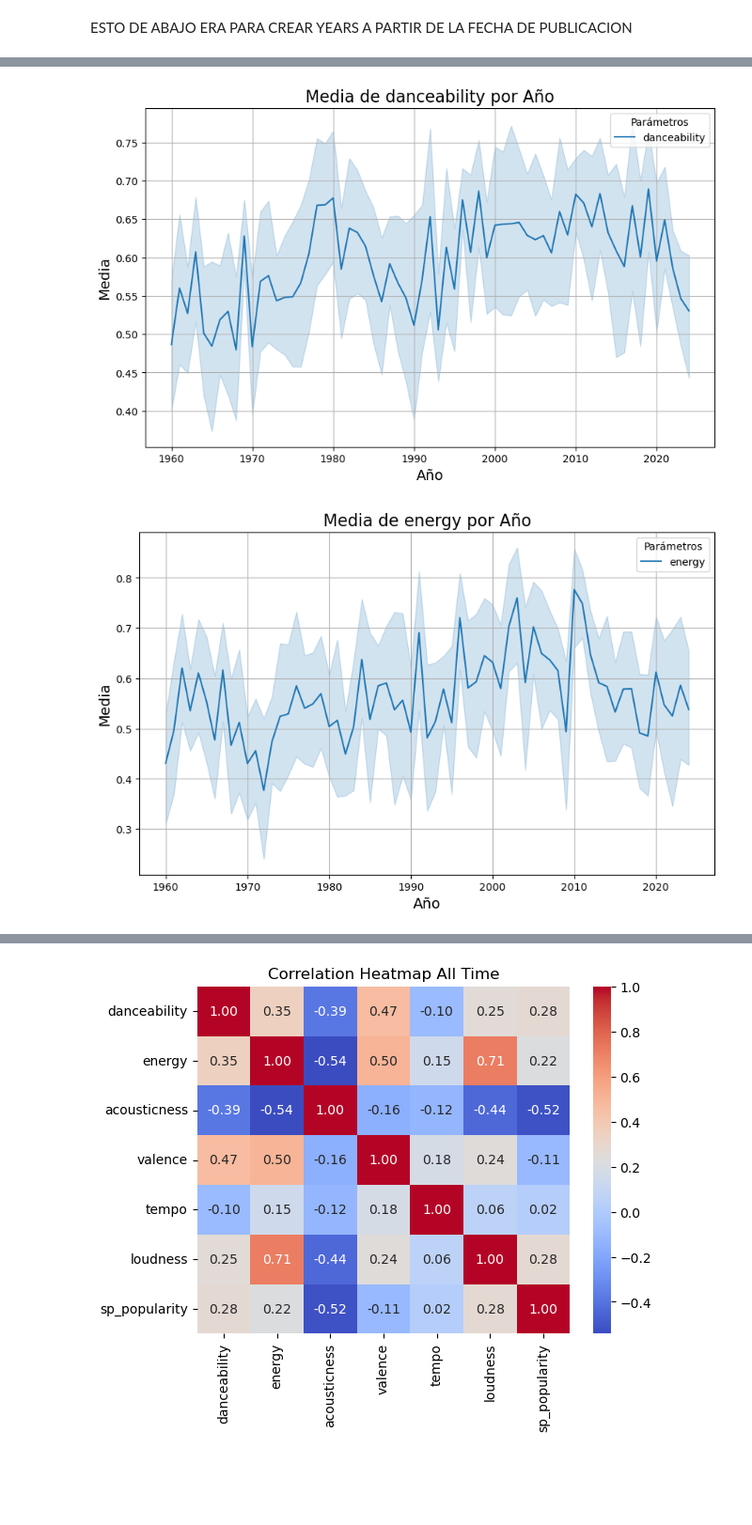
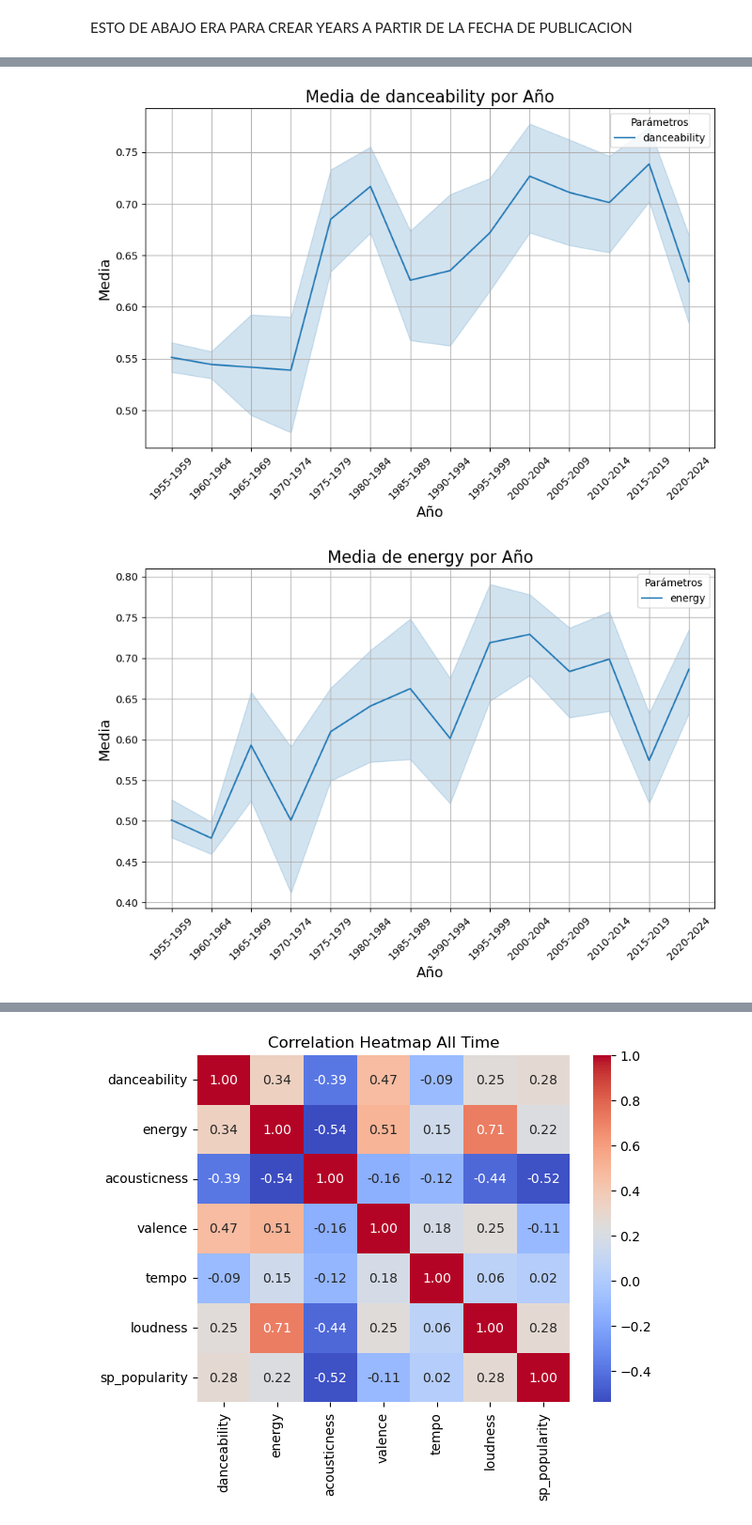
Before and after one commit to cristinaramirezdiaz/ironhack-w3-popatoms, a Jupyter notebook: eda.ipynb, the cells around one changed output, grey strips where cells are left out. Shown at 94% size. Saved outputs shown, nothing was run; the diff lists cells and outputs as text; code cells hidden in the pictures; blank space fills up the shorter version.

```diff
--- a/eda.ipynb
+++ b/eda.ipynb
@@ -5,5 +5,6 @@ import seaborn as sns
 # %%
 df_60= pd.read_csv('df_audio_analysis_60.csv')
 df_all= pd.read_csv('df_audio_analysis_sample.csv')
+df_combined=pd.read_csv('df_aax_combined.csv')
 # %% [markdown]
 ESTO DE ABAJO ERA PARA CREAR YEARS A PARTIR DE LA FECHA DE PUBLICACION
@@ -44,14 +11,12 @@ def parse_dates(date_str):
 # %%
 #Este es el de los picos que decías que queda mejor por lustros
-def plot_media_por_año(df,df2, parametros, year_column='peak_year', figsize=(10,6)):
-
-    df_combined = pd.concat([df,df2])
+def plot_media_por_año(df, parametros, year_column='lustrum', figsize=(10,6)):
 
     plt.figure(figsize=figsize)
 
     # Graficar cada parámetro
     for parametro in parametros:
-        sns.lineplot(x=year_column, y=parametro, data=df_combined, label=parametro)
+        sns.lineplot(x=year_column, y=parametro, data=df, label=parametro)
 
     # Configurar la gráfica
     plt.title(f'Media de {", ".join(parametros)} por Año', fontsize=16)
@@ -59,7 +24,27 @@ def plot_media_por_año(df,df2, parametros, year_column='peak_year', figsize=(10
     plt.ylabel('Media', fontsize=14)
     plt.legend(title="Parámetros")
     plt.grid(True)
+    plt.xticks(rotation=45)
 
     # Mostrar la gráfica
     plt.show()
+# %%
+def plot_media_por_año(df, parametros, year_column='lustrum', figsize=(10,6)):
+
+    plt.figure(figsize=figsize)
+
+    # Graficar cada parámetro
+    for parametro in parametros:
+        sns.lineplot(x=year_column, y=parametro, data=df, label=parametro)
+
+    # Configurar la gráfica
+    plt.title(f'Media de {", ".join(parametros)} por Año', fontsize=16)
+    plt.xlabel('Año', fontsize=14)
+    plt.ylabel('Media', fontsize=14)
+    plt.legend(title="Parámetros")
+    plt.grid(True)
+    plt.xticks(rotation=45)
+
+    # Mostrar la gráfica
+    plt.show()
 # %%
@@ -105,10 +68,6 @@ def bar_media_por_año(df, parametros, year_column='year', figsize=(10,6), grid=
     # Mostrar la gráfica
     plt.show()
 # %%
-df_combined = pd.concat([df_all,df_60])
-
-df_combined['lustro'] = (df_combined['peak_year'] // 5 * 5).astype(str) + '-' + ((df_combined['peak_year'] // 5 * 5) + 4).astype(str)
-
 # Agrupar por lustro
-df_grouped_lustros_popularity = df_combined.groupby('lustro').agg({'sp_popularity': 'mean'}).reset_index()
+df_grouped_lustros_popularity = df_combined.groupby('lustrum').agg({'sp_popularity': 'mean'}).reset_index()
 # %%
@@ -119,8 +78,9 @@ No artists with labels found to put in legend.  Note that artists whose label st
 # %%
-plot_media_por_año(df_all, df_60, parametros=['danceability'])
-plot_media_por_año(df_all, df_60, parametros=['energy'])
-plot_media_por_año(df_all, df_60, parametros=['valence'])
-plot_media_por_año(df_all, df_60, parametros=['danceability','energy','valence'])
+plot_media_por_año(df_combined, parametros=['danceability'])
+plot_media_por_año(df_combined, parametros=['energy'])
+plot_media_por_año(df_combined, parametros=['valence'])
+plot_media_por_año(df_combined, parametros=['mode'])
+plot_media_por_año(df_combined, parametros=['danceability','energy','valence'])
 # %% [output]
-[figure, old version]
+[figure, new version]
-[figure, old version]
+[figure, new version]
```
Also changed, not shown: parts of 18 cells of this notebook.
